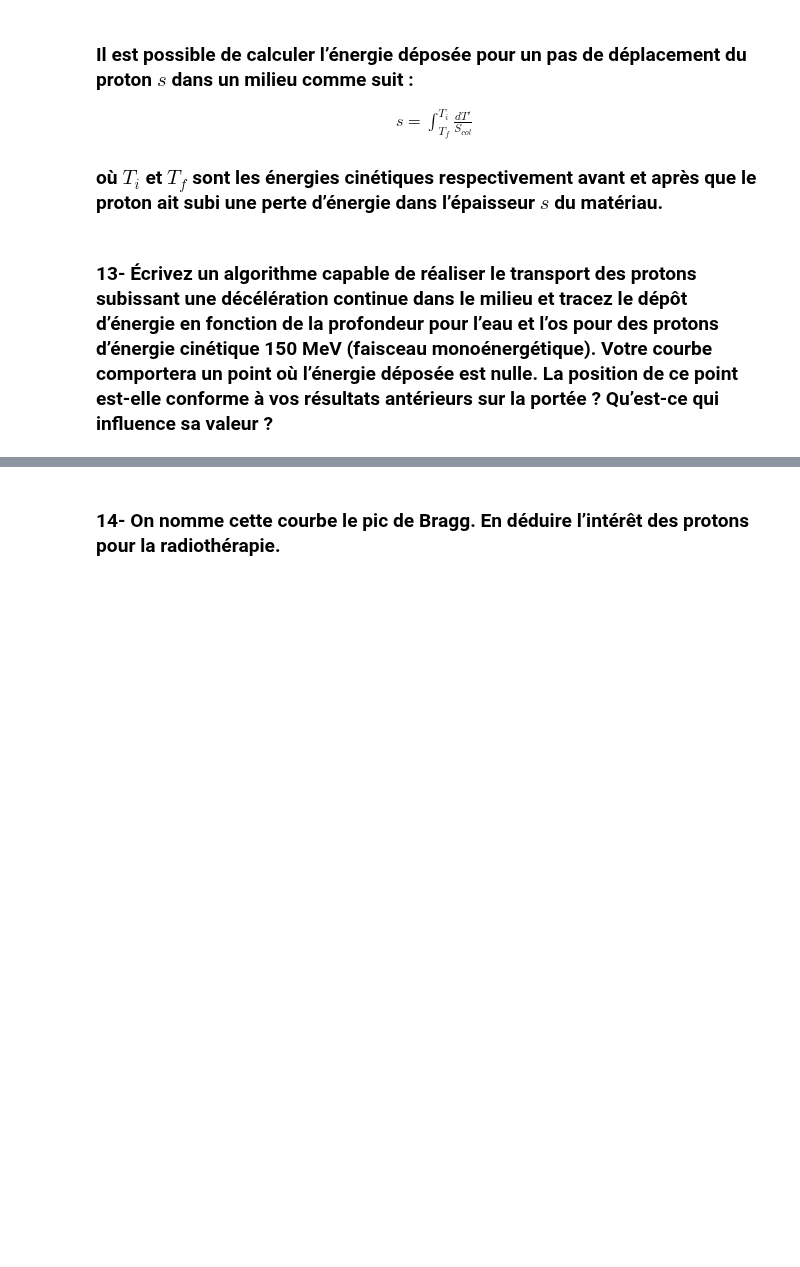
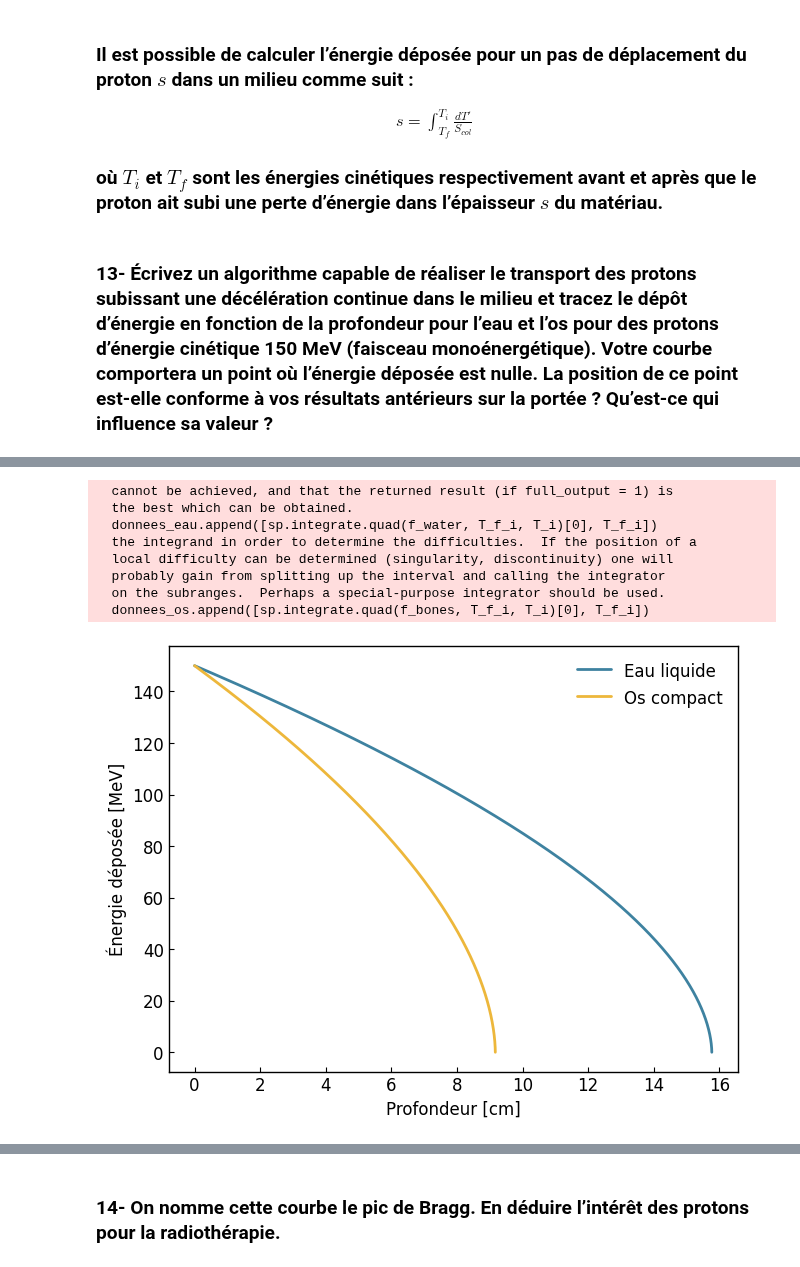
Before and after one commit to mamar828/physique_numerique, a Jupyter notebook: devoirs/tp1/tp1.ipynb, the cells around one changed output, grey strips where cells are left out. Cells and saved outputs as stored; diff of their text form; code cells hidden in the pictures; blank space fills up the shorter version.

```diff
--- a/homework/tp1/tp1.ipynb
+++ b/devoirs/tp1/tp1.ipynb
@@ -286,15 +286,15 @@ def trapezes_N(a: float, b: float, milieu: str, N0: int=10, erreur_max: float=1e
 
 # trapezes_N(3, 150, 'eau')
 # %%
-def f_range_csda(T: float | np.ndarray, n_e: float, I: float, rho: float) -> float | np.ndarray:
+def get_inverse_S_col(T: float | np.ndarray, n_e: float, I: float, rho: float) -> float | np.ndarray:
     gamma = T / (_m_p*c**2) + 1
     beta = np.sqrt((gamma**2 - 1) / gamma**2)
     T_e_max = (2*_m_e*c**2 * (gamma**2 - 1)) / (1+(_m_e/_m_p)**2 + 2*_m_e/_m_p * gamma)
     S_col = 2*np.pi*r_e**2*_m_e*c**2*n_e / beta**2 * (np.log(2*_m_e*(c*beta*gamma)**2*T_e_max / I**2) - 2*beta**2)
     return 1 / S_col
 
-f_water = lambda T: f_range_csda(T, n_eau, I_eau, rho_eau)
-f_bones = lambda T: f_range_csda(T, n_os, I_os, rho_os)
+f_water = lambda T: get_inverse_S_col(T, n_eau, I_eau, rho_eau)
+f_bones = lambda T: get_inverse_S_col(T, n_os, I_os, rho_os)
 # %%
 def trapezoid(
         func: Callable,
@@ -580,0 +585,28 @@ $$
+# %%
+donnees_eau = []
+donnees_os = []
+T_i = 150
+T_f = np.linspace(0, 150, 500)
+for T_f_i in T_f:
+    donnees_eau.append([sp.integrate.quad(f_water, T_f_i, T_i)[0], T_f_i])
+    donnees_os.append([sp.integrate.quad(f_bones, T_f_i, T_i)[0], T_f_i])
+
+donnees = np.stack([donnees_eau, donnees_os], axis=0)
+
+
+fig = gl.Figure(y_label="Énergie déposée [MeV]", x_label="Profondeur [cm]")
+fig.add_elements(
+    gl.Curve(donnees[0,:,0], donnees[0,:,1], label="Eau liquide"),
+    gl.Curve(donnees[1,:,0], donnees[1,:,1], label="Os compact")
+)
+fig.show()
+# %% [output]
+  cannot be achieved, and that the returned result (if full_output = 1) is
+  the best which can be obtained.
+  donnees_eau.append([sp.integrate.quad(f_water, T_f_i, T_i)[0], T_f_i])
+  the integrand in order to determine the difficulties.  If the position of a
+  local difficulty can be determined (singularity, discontinuity) one will
+  probably gain from splitting up the interval and calling the integrator
+  on the subranges.  Perhaps a special-purpose integrator should be used.
+  donnees_os.append([sp.integrate.quad(f_bones, T_f_i, T_i)[0], T_f_i])
+[figure, added]
```
Also changed, not shown: parts of 5 cells of this notebook, 4 other files.
